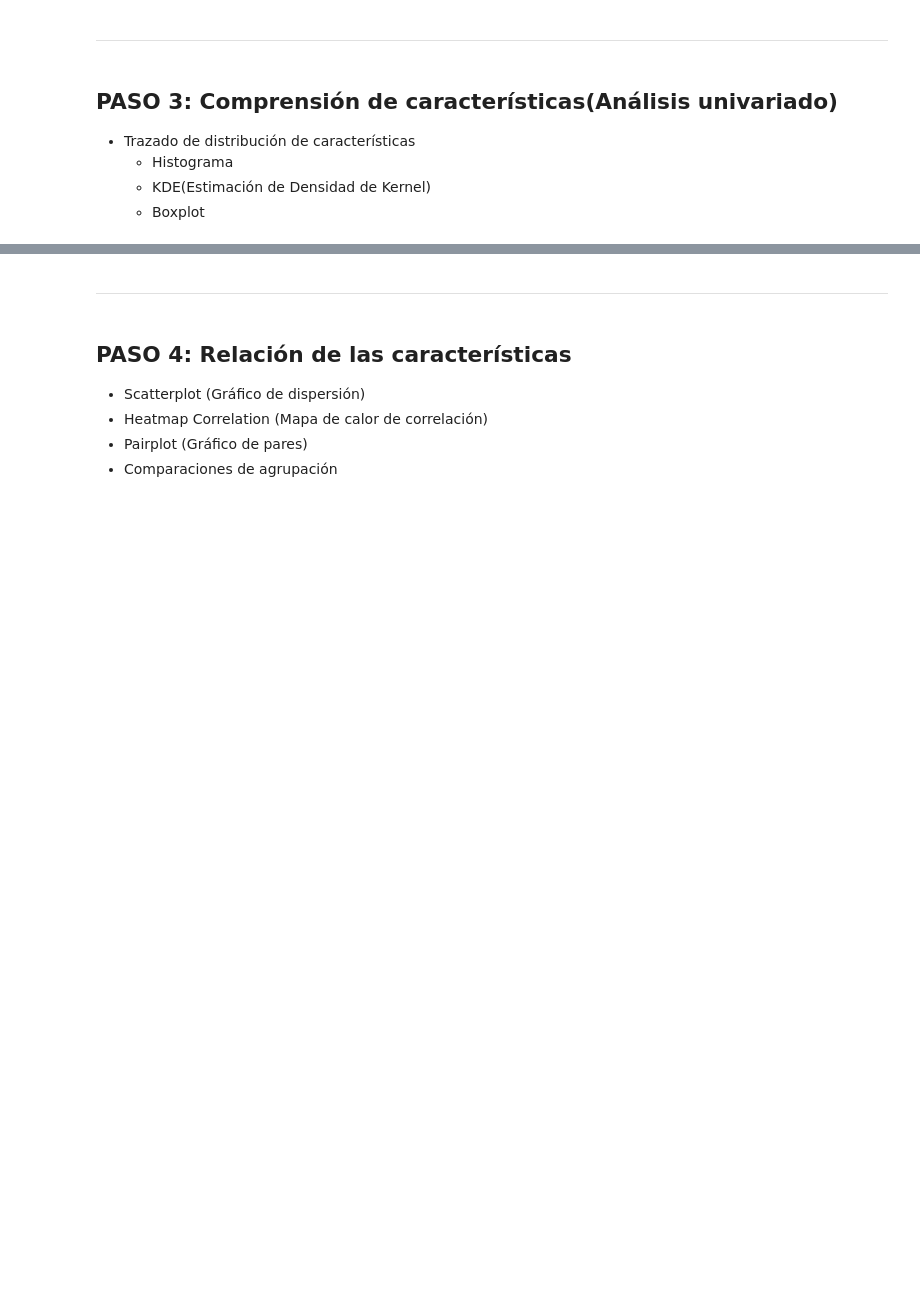
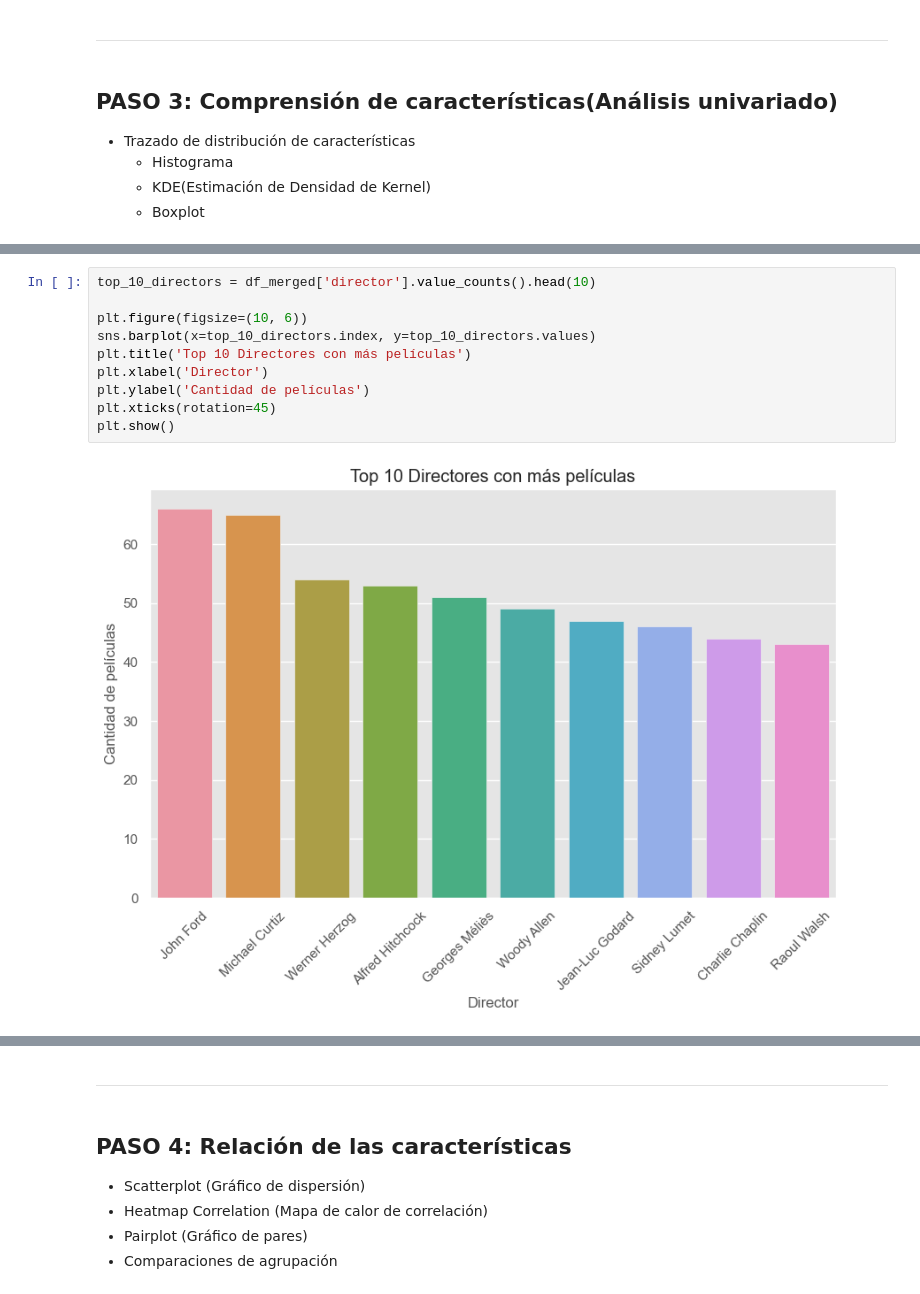
Before and after one commit to AlanTilca/PI_ML_OPS, a Jupyter notebook: ETL_EDA/dataset_movies.ipynb, the cells around one changed output, grey strips where cells are left out. Saved outputs shown, nothing was run; the diff lists cells and outputs as text; blank space fills up the shorter version.

```diff
--- a/ETL_EDA/dataset_movies.ipynb
+++ b/ETL_EDA/dataset_movies.ipynb
@@ -347,0 +365,12 @@ En general pueden hacer este mismo proceso para todas las columnas individuales
+# %%
+top_10_directors = df_merged['director'].value_counts().head(10)
+
+plt.figure(figsize=(10, 6))
+sns.barplot(x=top_10_directors.index, y=top_10_directors.values)
+plt.title('Top 10 Directores con más películas')
+plt.xlabel('Director')
+plt.ylabel('Cantidad de películas')
+plt.xticks(rotation=45)
+plt.show()
+# %% [output]
+[figure, added]
```
Also changed, not shown: parts of 16 cells of this notebook, 3 other files.
